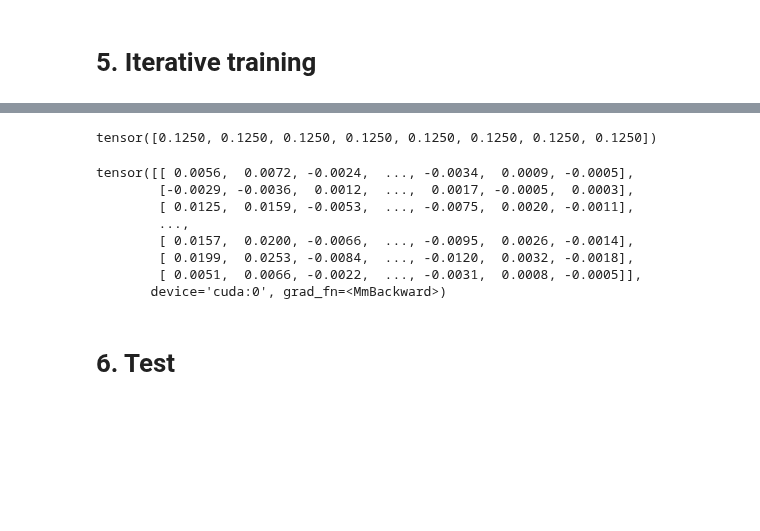
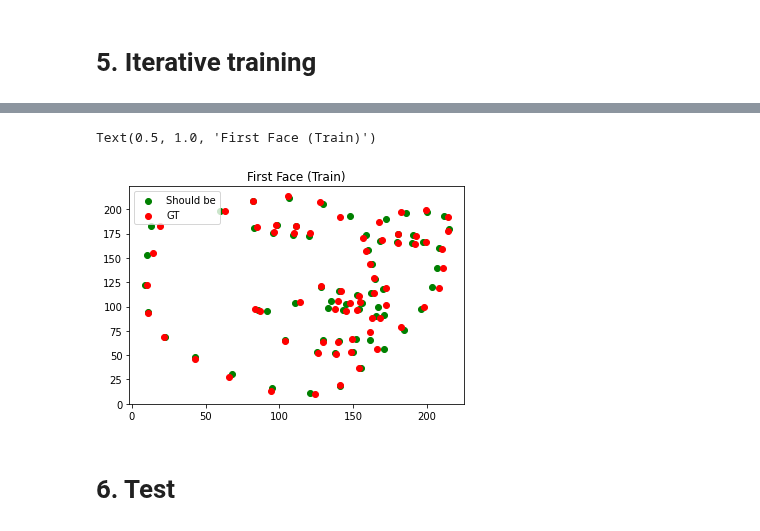
Before and after one commit to Pengchengzhi/Face-Alignment-DRF, a Jupyter notebook: main.ipynb, the cells around one changed output, grey strips where cells are left out. Drawn from its saved outputs; the diff is of its cells as text; code cells hidden in the pictures; blank space fills up the shorter version.

```diff
--- a/main.ipynb
+++ b/main.ipynb
@@ -303,18 +317,19 @@ Text(0.5, 1.0, 'First Face (Train)')
-# %%
-states['pi']
-# %% [output]
-tensor([0.1250, 0.1250, 0.1250, 0.1250, 0.1250, 0.1250, 0.1250, 0.1250])
-# %%
-pred_value
-# %% [output]
-tensor([[ 0.0056,  0.0072, -0.0024,  ..., -0.0034,  0.0009, -0.0005],
-        [-0.0029, -0.0036,  0.0012,  ...,  0.0017, -0.0005,  0.0003],
-        [ 0.0125,  0.0159, -0.0053,  ..., -0.0075,  0.0020, -0.0011],
-        ...,
-        [ 0.0157,  0.0200, -0.0066,  ..., -0.0095,  0.0026, -0.0014],
-        [ 0.0199,  0.0253, -0.0084,  ..., -0.0120,  0.0032, -0.0018],
-        [ 0.0051,  0.0066, -0.0022,  ..., -0.0031,  0.0008, -0.0005]],
-       device='cuda:0', grad_fn=<MmBackward>)
+# %%
+points2 = (torch.matmul(train_label_rf*1e3, eig_vecs.cpu())+mean_shape.cpu())
+
+x1 = points2[0][::2].cpu().detach().numpy()
+y1 = points2[0][1::2].cpu().detach().numpy()
+plt.scatter(x1,y1,c='g',label='Should be')
+
+x2 = train_label[0][::2].cpu().detach().numpy()
+y2 = train_label[0][1::2].cpu().detach().numpy()
+plt.scatter(x2,y2,c='r',label='GT')
+
+plt.legend()
+plt.title("First Face (Train), should be")
+# %% [output]
+Text(0.5, 1.0, 'First Face (Train)')
+[figure, added]
 # %% [markdown]
 # 6. Test
 # %%
```
Also changed, not shown: parts of 10 cells of this notebook.
